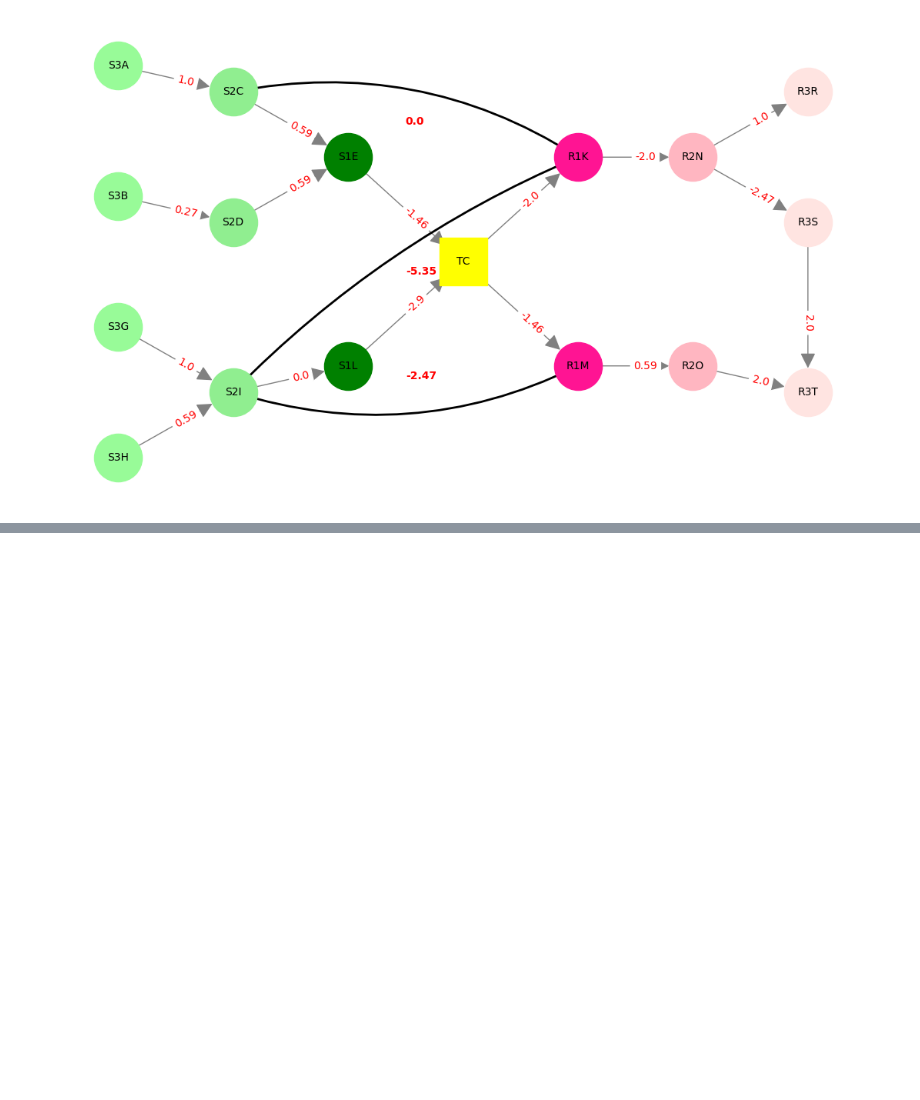
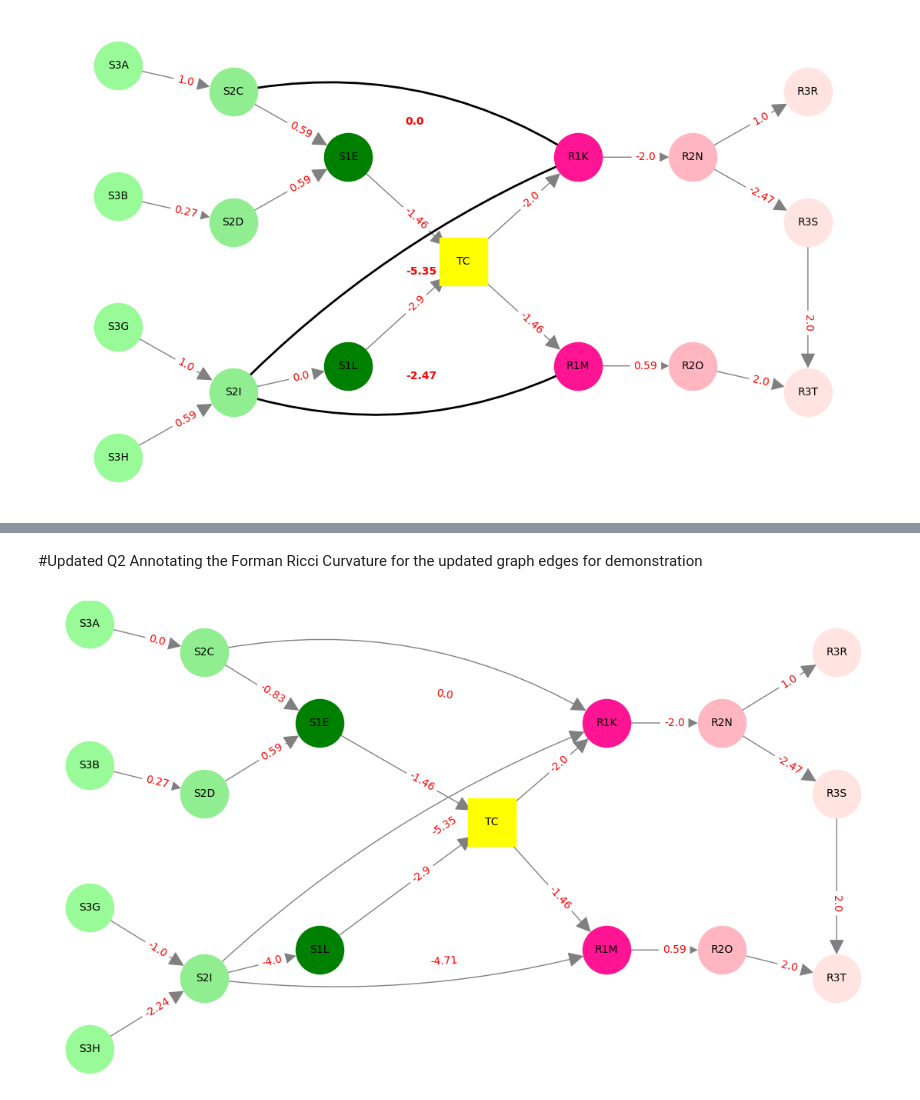
Before and after one commit to aashnaarun/Forman-Ricci-Curvature-Research, a Jupyter notebook: Ricci_Curvature_Aashna_Arun.ipynb, the cells around one changed output, grey strips where cells are left out. Drawn from its saved outputs; the diff is of its cells as text; code cells hidden in the pictures; blank space fills up the shorter version.

```diff
--- a/Ricci_Curvature_Aashna_Arun.ipynb
+++ b/Ricci_Curvature_Aashna_Arun.ipynb
@@ -424,0 +526,78 @@ plt.show()
+# %% [markdown]
+#Updated Q2 Annotating the Forman Ricci Curvature for the updated graph edges for demonstration
+# %%
+
+# Defining directed edges with weights
+directed_edges = [
+    ("S3A", "S2C", 1), ("S3B", "S2D", 3), ("S3G", "S2I", 1), ("S3H", "S2I", 2),
+    ("S2C", "S1E", 2), ("S2D", "S1E", 2), ("S2I", "S1L", 4), ("S1E", "TC", 3),
+    ("S1L", "TC", 6), ("TC", "R1K", 4), ("TC", "R1M", 3), ("R1K", "R2N", 4),
+    ("R1M", "R2O", 2), ("R2N", "R3R", 1), ("R2N", "R3S", 5), ("R3S", "R3T", 2),
+    ("R2O", "R3T", 4), ("S2I", "R1K", 6), ("S2I", "R1M", 5), ("S2C", "R1K", 1)
+]
+
+# Creating a directed graph
+Gd = nx.DiGraph()
+Gd.add_weighted_edges_from(directed_edges)
+
+# Defining Node positions
+pos = {
+    "S3A": (0, 3), "S3B": (0, 2), "S3G": (0, 1), "S3H": (0, 0),
+    "S2C": (2, 2.8), "S2D": (2, 1.8), "S2I": (2, 0.5),
+    "S1E": (4, 2.3), "S1L": (4, 0.7), "TC": (7, 1.6),
+    "R1K": (9, 2.3), "R1M": (9, 0.7), "R2N": (11, 2.3), "R2O": (11, 0.7),
+    "R3R": (13, 2.8), "R3S": (13, 1.8), "R3T": (13, 0.5)
+}
+
+# Defining Node colors
+node_colors = {
+    **{node: "palegreen" for node in ["S3A", "S3B", "S3G", "S3H"]},
+    **{node: "lightgreen" for node in ["S2C", "S2D", "S2I"]},
+    **{node: "green" for node in ["S1E", "S1L"]},
+    **{node: "deeppink" for node in ["R1K", "R1M"]},
+    **{node: "lightpink" for node in ["R2N", "R2O"]},
+    **{node: "mistyrose" for node in ["R3R", "R3S", "R3T"]},
+    "TC": "yellow"
+}
+
+# Calculating the Forman-Ricci curvature for directed edges
+forman_curvature = {}
+for u, v, w in directed_edges:
+    sum_term_v1 = sum(np.sqrt(Gd[u][nbr]['weight'] / (w * Gd[u][nbr]['weight'])) for nbr in Gd.neighbors(u) if nbr != v)
+    sum_term_v2 = sum(np.sqrt(Gd[v][nbr]['weight'] / (w * Gd[v][nbr]['weight'])) for nbr in Gd.neighbors(v))
+
+    F_e = w * ((1 / w) + (1 / w) - sum_term_v1 - sum_term_v2)
+    forman_curvature[(u, v)] = round(F_e, 2)
+
+# Plotting the graph
+plt.figure(figsize=(14, 8))
+
+# Plotting nodes
+for node, color in node_colors.items():
+    shape = "s" if node == "TC" else "o"
+    nx.draw_networkx_nodes(Gd, pos, nodelist=[node], node_color=color, node_size=2000, node_shape=shape)
+
+# Plotting node labels
+nx.draw_networkx_labels(Gd, pos, font_size=10)
+
+# Making it presentable
+for edge in Gd.edges:
+    if edge == ("S2C", "R1K"):
+        nx.draw_networkx_edges(Gd, pos, edgelist=[edge], edge_color="gray", arrows=True, arrowsize=30, node_size=2000, connectionstyle="arc3,rad=-0.2")
+    elif edge == ("S2I", "R1K"):
+        nx.draw_networkx_edges(Gd, pos, edgelist=[edge], edge_color="gray", arrows=True, arrowsize=30, node_size=2000, connectionstyle="arc3,rad=-0.1")
+    elif edge == ("S2I", "R1M"):
+        nx.draw_networkx_edges(Gd, pos, edgelist=[edge], edge_color="gray", arrows=True, arrowsize=30, node_size=2000, connectionstyle="arc3,rad=0.1")
+    else:
+        nx.draw_networkx_edges(Gd, pos, edgelist=[edge], edge_color="gray", arrows=True, arrowsize=30, node_size=2000, connectionstyle="arc3,rad=0")
+
+
+
+# Annotating Forman-Ricci curvature on all the edges
+edge_curvature_labels = {edge: f"{forman_curvature[edge]}" for edge in forman_curvature}
+nx.draw_networkx_edge_labels(Gd, pos, edge_labels=edge_curvature_labels, font_color="red", font_size=10, label_pos=0.6)
+
+plt.axis("off")
+plt.show()
+# %% [output]
+[figure, added]
```
Also changed, not shown: parts of 6 cells of this notebook.
